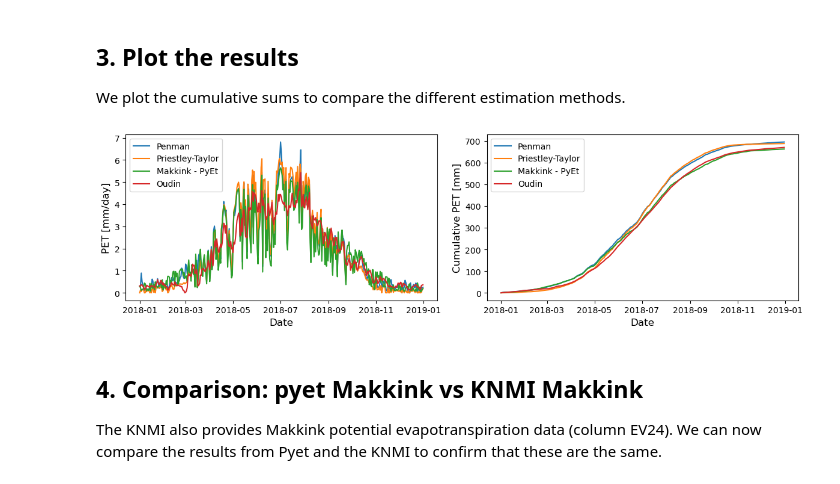
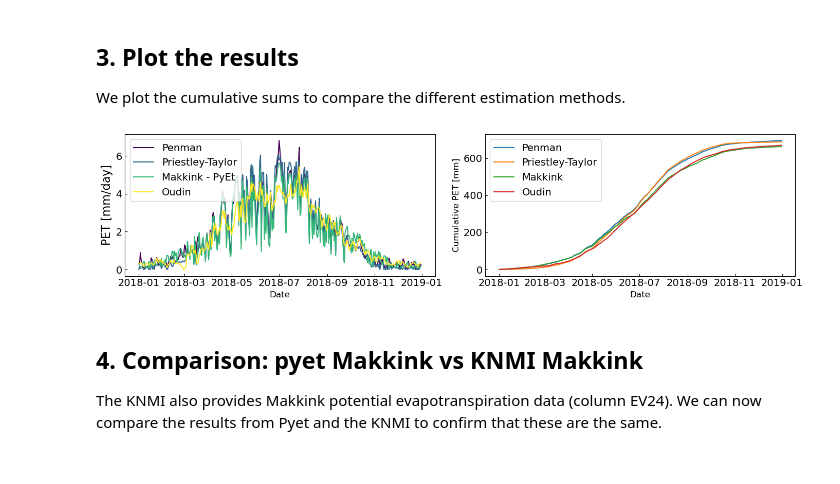
Before and after one commit to pyet-org/pyet, a Jupyter notebook: examples/03_example_knmi.ipynb, the cells around one changed output. Drawn from its saved outputs; the diff is of its cells as text; code cells hidden in the pictures.

```diff
--- a/examples/03_example_knmi.ipynb
+++ b/examples/03_example_knmi.ipynb
@@ -56,25 +56,29 @@ pet_oudin = pyet.oudin(tmean, lat=0.91)
 
 We plot the cumulative sums to compare the different estimation methods.
 # %%
-fig, axs = plt.subplots(figsize=(12,3.5), ncols=2)
-axs[0].plot(pet_penman,label="Penman")
-axs[0].plot(pet_pt, label="Priestley-Taylor")
-axs[0].plot(pet_makkink, label="Makkink - PyEt")
-axs[0].plot(pet_oudin, label="Oudin")
+from matplotlib import cm
+viridis = cm.get_cmap('viridis', 4)
+colors = [viridis(i) for i in range(0, 4)]
+
+fig, axs = plt.subplots(figsize=(14,3.5), ncols=2)
+axs[0].plot(pet_penman,label="Penman", c=colors[0])
+axs[0].plot(pet_pt, label="Priestley-Taylor", c=colors[1])
+axs[0].plot(pet_makkink, label="Makkink - PyEt", c=colors[2])
+axs[0].plot(pet_oudin, label="Oudin", c=colors[3])
 axs[1].plot(pet_penman.cumsum(),label="Penman")
 axs[1].plot(pet_pt.cumsum(), label="Priestley-Taylor")
-axs[1].plot(pet_makkink.cumsum(), label="Makkink - PyEt")
+axs[1].plot(pet_makkink.cumsum(), label="Makkink")
 axs[1].plot(pet_oudin.cumsum(), label="Oudin")
-axs[0].set_ylabel("PET [mm/day]", fontsize=12)
+axs[0].set_ylabel("PET [mm/day]", fontsize=16)
 axs[1].set_ylabel("Cumulative PET [mm]", fontsize=12)
 for i in (0,1):
     axs[i].set_xlabel("Date", fontsize=12)
-    axs[i].legend(loc=2)
+    axs[i].legend(loc=2, fontsize=14)
+    axs[i].tick_params("both", direction="in", labelsize=14)
 plt.tight_layout()
-
 #plt.savefig("Figure1.png", dpi=300)
 # %% [output]
-[figure, old version]
+[figure, new version]
 # %% [markdown]
 ## 4. Comparison: pyet Makkink vs KNMI Makkink
 
```
Also changed, not shown: parts of 1 cell of this notebook, 18 other files.
